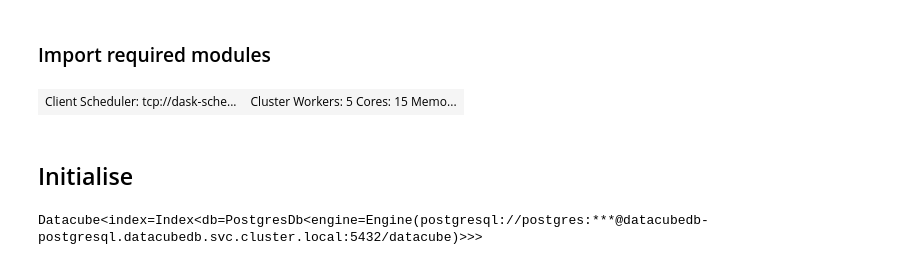
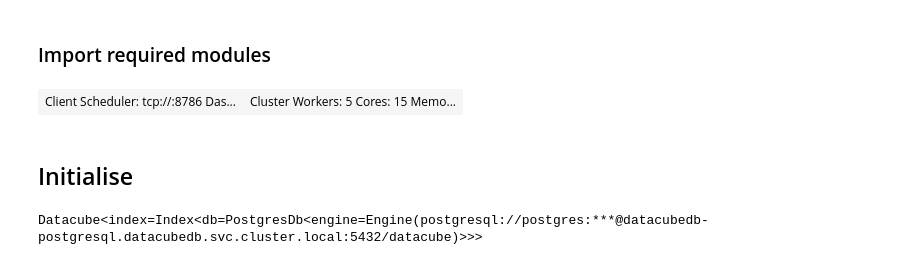
Before and after one commit to james-hinton/odc-test, a Jupyter notebook: todeploy/Geomedian.ipynb, the cells around one changed output. Cells and saved outputs as stored; diff of their text form; code cells hidden in the pictures.

```diff
--- a/todeploy/Geomedian.ipynb
+++ b/todeploy/Geomedian.ipynb
@@ -18,31 +18,31 @@ from datacube_utilities.interactive_maps import display_map
 # %%
 # required imports
 from pyproj import Proj, transform
 from datacube.storage import masking
 from datacube_utilities.dc_mosaic import create_max_ndvi_mosaic, create_median_mosaic, create_mosaic, create_mean_mosaic
 from datacube_utilities.createAOI import create_lat_lon
 from datacube_utilities.clean_mask import landsat_qa_clean_mask
 from datacube_utilities.dc_fractional_coverage_classifier import frac_coverage_classify
 from datacube_utilities.dc_water_classifier import wofs_classify
 from datacube_utilities.dc_utilities import write_geotiff_from_xr
 from datacube.utils.cog import write_cog
 from datetime import datetime
 import odc.algo
 from odc.algo import to_f32, from_float, xr_geomedian
 
 import numpy as np
 import xarray as xr
 import dask
 from dask.distributed import Client
 
 print('\n\n\n\nSTARTING PRODUCT')
-client = Client('dask-scheduler.dask.svc.cluster.local:8786')
+client = Client('localhost:8786')
 
 print('Client ::', client)
 client.get_versions(check=True)
 client
 # %% [output]
-| Client Scheduler: tcp://dask-sche... | Cluster Workers: 5 Cores: 15 Memo... |
+| Client Scheduler: tcp://:8786 Das... | Cluster Workers: 5 Cores: 15 Memo... |
 # %% [markdown]
 ## Initialise
 # %%
```
